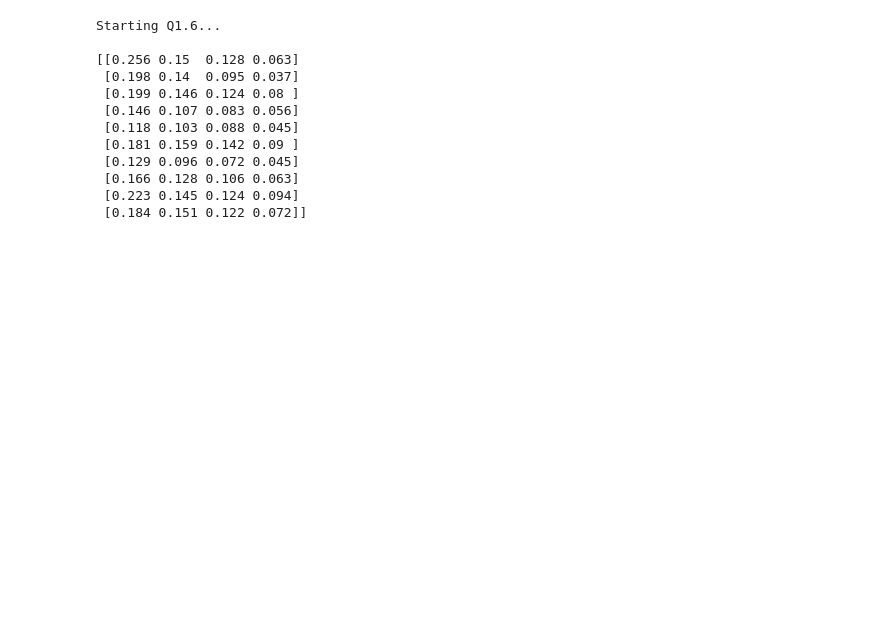
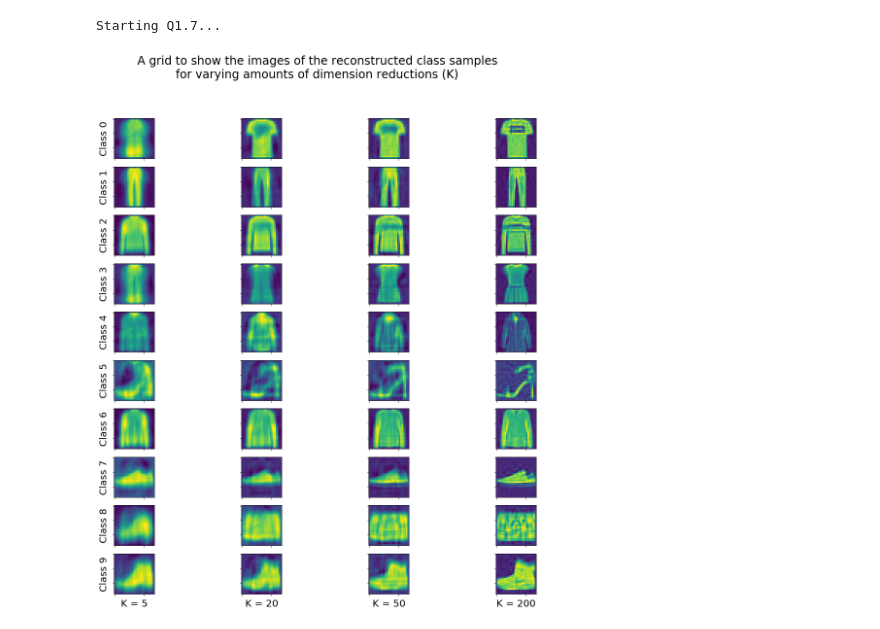
Before and after one commit to hwixley/IAML-cwk2, a Jupyter notebook: INFR10069-2020-CW2/templates/iaml01cw2_q1.ipynb, the cells around one changed output. Drawn from its saved outputs; the diff is of its cells as text; code cells hidden in the pictures; blank space fills up the shorter version.

```diff
--- a/INFR10069-2020-CW2/templates/iaml01cw2_q1.ipynb
+++ b/INFR10069-2020-CW2/templates/iaml01cw2_q1.ipynb
@@ -266,10 +266,10 @@ def iaml01cw2_q1_6():
             #Reconstructed X vector
             inverseX = pca.inverse_transform(newX.reshape(-1))
 
-            #Output RMSE to rmse numpy array
+            #Output RMSE to rmse numpy matrix
             rmse[s,i] = sqrt(mean_squared_error(X,inverseX))
 
-    #Print the rounded RMSE array
+    #Print the rounded RMSE matrix
     print(np.round(rmse,3))
 
 
@@ -280,6 +280,8 @@ def iaml01cw2_q1_6():
 # Q1.7
 def iaml01cw2_q1_7():
     from sklearn.decomposition import PCA
+
+    plt.rcParams["figure.figsize"] = (10,10)
 
     print("Starting Q1.7...\n")
 
@@ -299,20 +301,26 @@ def iaml01cw2_q1_7():
     index1 = 0
     new_classSamples = np.empty((40,784))
 
-    #Iterate through the values of k
+    #Iterate through the different values of K
     for i in range(4):
-        k = K[i]
-        print(i)
 
-        #Iterate through the classes
+        #Initialize PCA model
+        pca = PCA(n_components=K[i]).fit(Xtrn_nm)
+
+        #Iterate through the different classes
         for s in range(10):
-            pca = PCA(n_components=k,random_state=1000)
-            pca.fit(Xtrn_nm)
+
+            #Original X vector
             X = orig_classSamples[s,:]
+
+            #Transformed X vector
             newX = pca.transform(X.reshape(1,-1))
 
-            inverseX = pca.inverse_transform(newX).reshape(-1,1)[:,0]
-            new_classSamples[index1,:] = inverseX
+            #Reconstructed X vector
+            inverseX = pca.inverse_transform(newX.reshape(-1))
+
+            #Store the reconstructed X vector
+            new_classSamples[index1,:] = inverseX + Xmean
             index1 += 1
 
     #Put all of these images into a subplot
@@ -320,20 +328,25 @@ def iaml01cw2_q1_7():
     index = 0
     for k in range(4):
         for c in range(10):
+            #Plot the class labels on the y axis
             if k == 0:
                 axs[c,k].set_ylabel("Class " + str(c),fontsize=20)
 
+            #Plot the image and set the tick labels
             axs[c,k].imshow(new_classSamples[index,:].reshape(28,28))
             axs[c,k].set_xticklabels([])
             axs[c,k].set_yticklabels([])
             index += 1
 
+    #Plot the K labels on the x axis
     axs[9,0].set_xlabel("K = 5",fontsize=20)
     axs[9,1].set_xlabel("K = 20",fontsize=20)
     axs[9,2].set_xlabel("K = 50",fontsize=20)
-    axs[9,3].set_xlabel("K = 2000",fontsize=20)
+    axs[9,3].set_xlabel("K = 200",fontsize=20)
+    plt.suptitle("A grid to show the images of the reconstructed class samples\nfor varying amounts of dimension reductions (K)", fontsize=24)
 
     plt.show()
+
 #
 # iaml01cw2_q1_7()   # comment this out when you run the function
 
@@ -371,18 +384,8 @@ def iaml01cw2_q1_8():
     plt.show()
 #
 # iaml01cw2_q1_8()   # comment this out when you run the function
-# %%
-iaml01cw2_q1_6()
-# %% [output]
-Starting Q1.6...
-
-[[0.256 0.15  0.128 0.063]
- [0.198 0.14  0.095 0.037]
- [0.199 0.146 0.124 0.08 ]
- [0.146 0.107 0.083 0.056]
- [0.118 0.103 0.088 0.045]
- [0.181 0.159 0.142 0.09 ]
- [0.129 0.096 0.072 0.045]
- [0.166 0.128 0.106 0.063]
- [0.223 0.145 0.124 0.094]
- [0.184 0.151 0.122 0.072]]
+# %%
+iaml01cw2_q1_7()
+# %% [output]
+Starting Q1.7...
+[figure, added]
```
Also changed, not shown: 3 other files.
